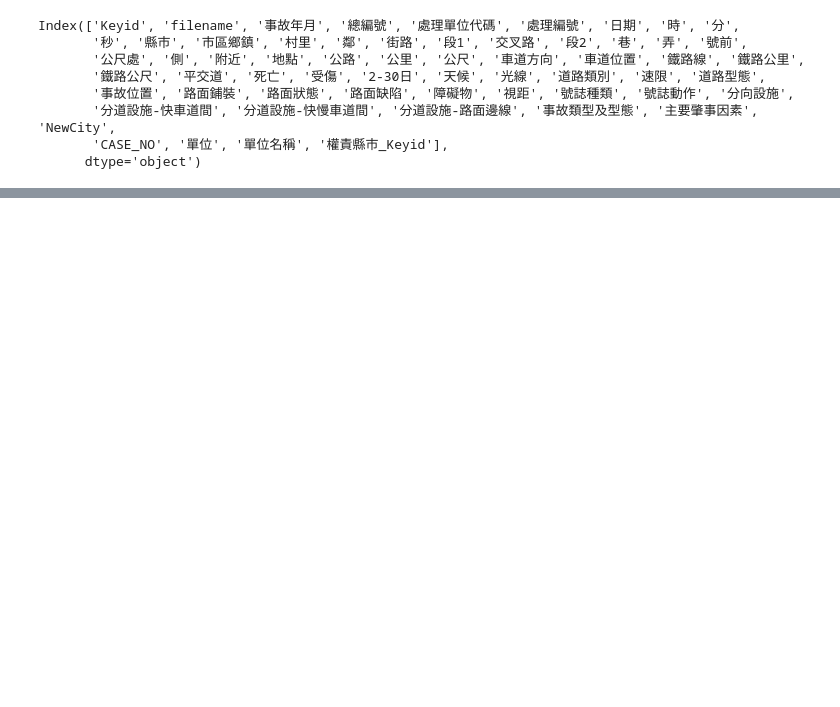
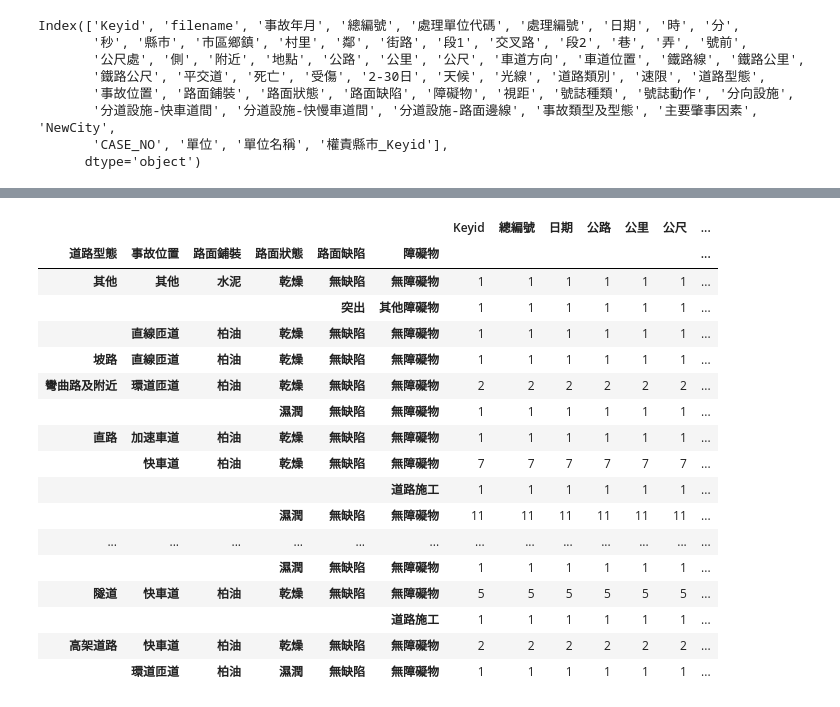
Before and after one commit to joannachou713/Etc-competition, a Jupyter notebook: Competition.ipynb, the cells around one changed output, grey strips where cells are left out. Cells and saved outputs as stored; diff of their text form; code cells hidden in the pictures; blank space fills up the shorter version.

```diff
--- a/Competition.ipynb
+++ b/Competition.ipynb
@@ -51,0 +82,22 @@ result.視距.plot(kind = 'hist',color='y')
+# %%
+df_state = df.groupby(['道路型態', '事故位置', '路面鋪裝', '路面狀態', '路面缺陷', '障礙物']).count()
+df_state
+# %% [output]
+|  |  |  |  |  |  | Keyid | 總編號 | 日期 | 公路 | 公里 | 公尺 | ... |
+| 道路型態 | 事故位置 | 路面鋪裝 | 路面狀態 | 路面缺陷 | 障礙物 |  |  |  |  |  |  | ... |
+| 其他 | 其他 | 水泥 | 乾燥 | 無缺陷 | 無障礙物 | 1 | 1 | 1 | 1 | 1 | 1 | ... |
+|  |  |  |  | 突出 | 其他障礙物 | 1 | 1 | 1 | 1 | 1 | 1 | ... |
+|  | 直線匝道 | 柏油 | 乾燥 | 無缺陷 | 無障礙物 | 1 | 1 | 1 | 1 | 1 | 1 | ... |
+| 坡路 | 直線匝道 | 柏油 | 乾燥 | 無缺陷 | 無障礙物 | 1 | 1 | 1 | 1 | 1 | 1 | ... |
+| 彎曲路及附近 | 環道匝道 | 柏油 | 乾燥 | 無缺陷 | 無障礙物 | 2 | 2 | 2 | 2 | 2 | 2 | ... |
+|  |  |  | 濕潤 | 無缺陷 | 無障礙物 | 1 | 1 | 1 | 1 | 1 | 1 | ... |
+| 直路 | 加速車道 | 柏油 | 乾燥 | 無缺陷 | 無障礙物 | 1 | 1 | 1 | 1 | 1 | 1 | ... |
+|  | 快車道 | 柏油 | 乾燥 | 無缺陷 | 無障礙物 | 7 | 7 | 7 | 7 | 7 | 7 | ... |
+|  |  |  |  |  | 道路施工 | 1 | 1 | 1 | 1 | 1 | 1 | ... |
+|  |  |  | 濕潤 | 無缺陷 | 無障礙物 | 11 | 11 | 11 | 11 | 11 | 11 | ... |
+| ... | ... | ... | ... | ... | ... | ... | ... | ... | ... | ... | ... | ... |
+|  |  |  | 濕潤 | 無缺陷 | 無障礙物 | 1 | 1 | 1 | 1 | 1 | 1 | ... |
+| 隧道 | 快車道 | 柏油 | 乾燥 | 無缺陷 | 無障礙物 | 5 | 5 | 5 | 5 | 5 | 5 | ... |
+|  |  |  |  |  | 道路施工 | 1 | 1 | 1 | 1 | 1 | 1 | ... |
+| 高架道路 | 快車道 | 柏油 | 乾燥 | 無缺陷 | 無障礙物 | 2 | 2 | 2 | 2 | 2 | 2 | ... |
+|  | 環道匝道 | 柏油 | 濕潤 | 無缺陷 | 無障礙物 | 1 | 1 | 1 | 1 | 1 | 1 | ... |
```
Also changed, not shown: parts of 7 cells of this notebook.
